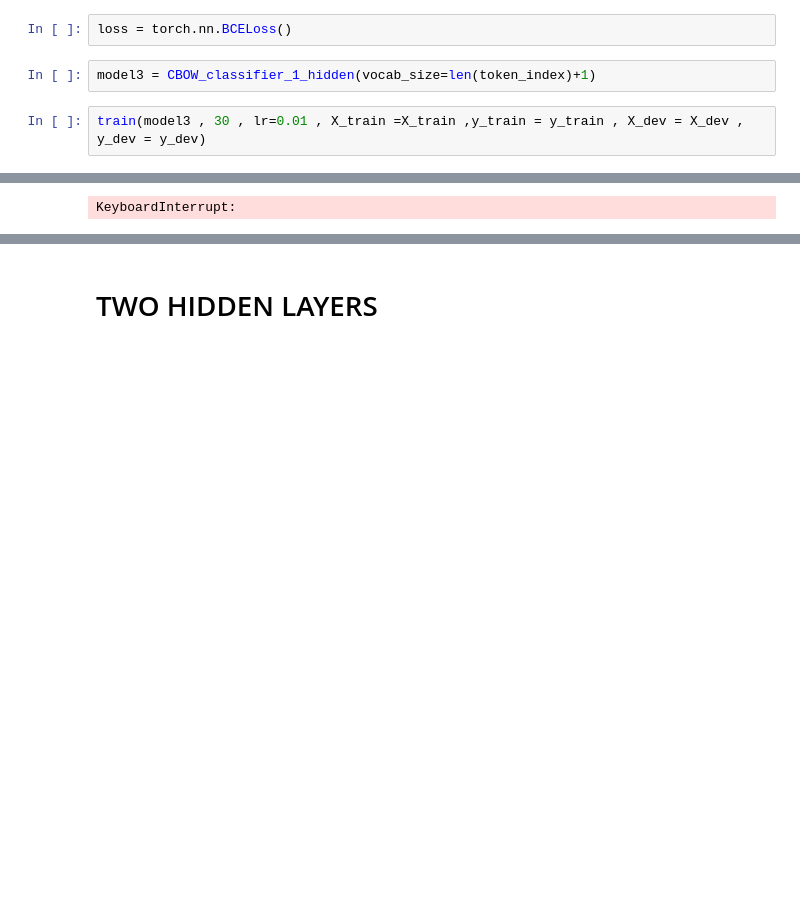
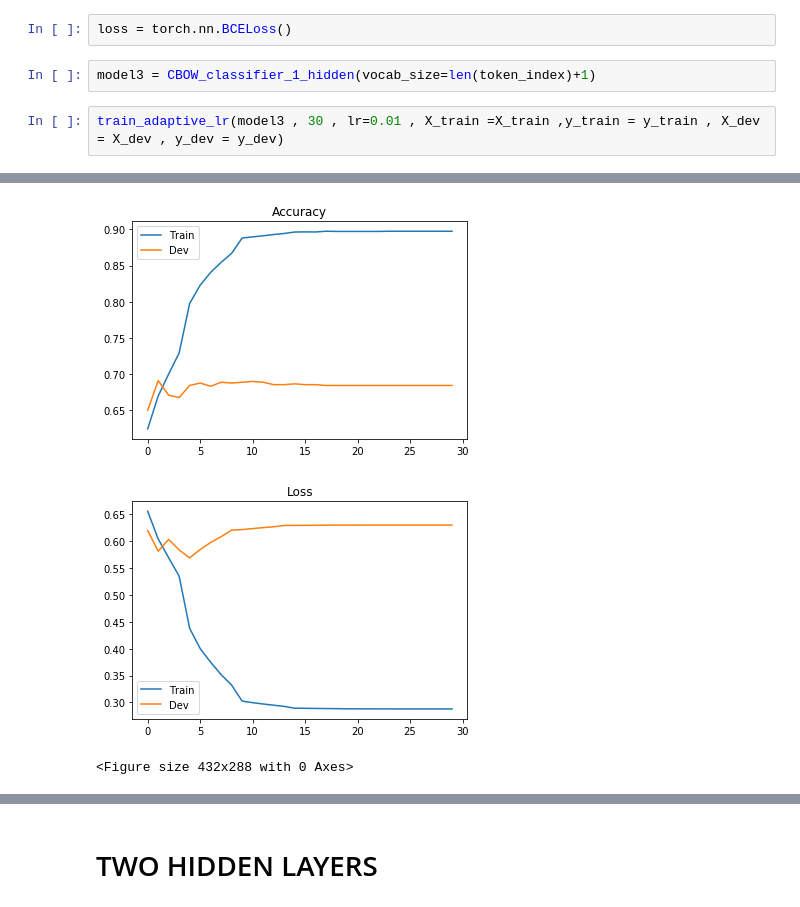
Before and after one commit to FlorianBertelli/M2_AIC, a Jupyter notebook: DeepLearning_NLP/TP1/TP1.ipynb, the cells around one changed output, grey strips where cells are left out. Saved outputs shown, nothing was run; the diff lists cells and outputs as text; blank space fills up the shorter version.

```diff
--- a/DeepLearning_NLP/TP1/TP1.ipynb
+++ b/DeepLearning_NLP/TP1/TP1.ipynb
@@ -462,5 +589,5 @@ loss = torch.nn.BCELoss()
 # %%
 model3 = CBOW_classifier_1_hidden(vocab_size=len(token_index)+1)
 # %%
-train(model3 , 30 , lr=0.01 , X_train =X_train ,y_train = y_train , X_dev = X_dev , y_dev = y_dev)
+train_adaptive_lr(model3 , 30 , lr=0.01 , X_train =X_train ,y_train = y_train , X_dev = X_dev , y_dev = y_dev)
 # %% [output]
@@ -484,4 +611,6 @@ EPOCH 10 On Dev  :Mean Loss : 0.7096285253322963 Accuracy : 0.7777777777777778
+[figure, added]
+[figure, added]
-KeyboardInterrupt:
+<Figure size 432x288 with 0 Axes>
 # %%
 ##test on test data with the two different models
 mean_loss = 0
```
Also changed, not shown: parts of 7 cells of this notebook.
